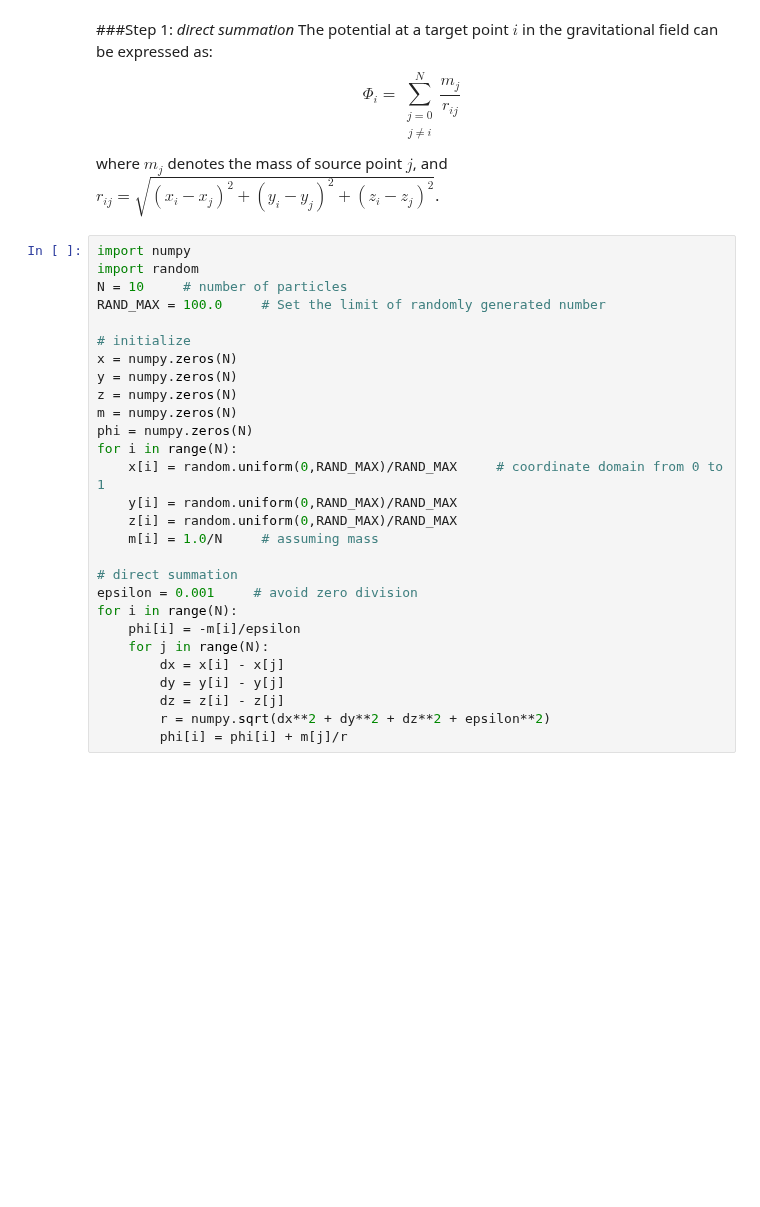
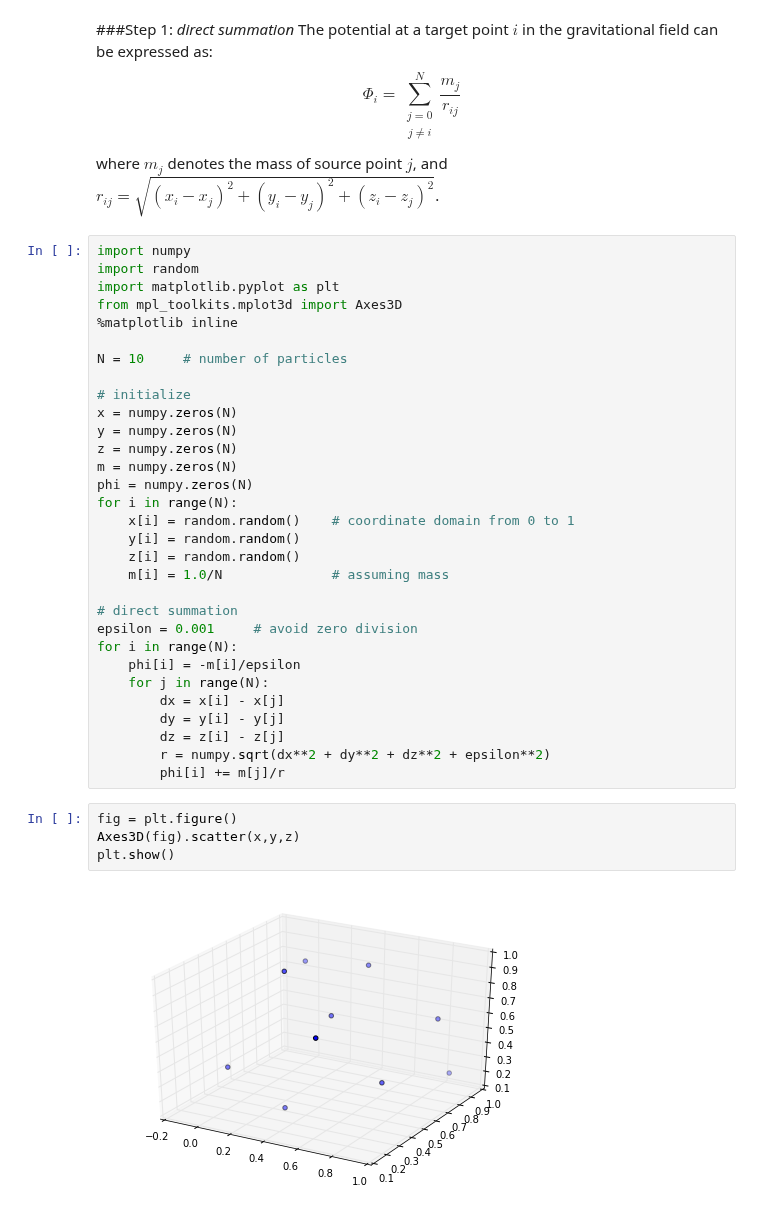
Before and after one commit to barbagroup/FMM_tutorial, a Jupyter notebook: 01_direct_summation.ipynb, the cells around one changed output. Saved outputs shown, nothing was run; the diff lists cells and outputs as text; blank space fills up the shorter version.

Commit message:
add figure to step 1, and rename the reference variable in step 4

```diff
--- a/01_direct_summation.ipynb
+++ b/01_direct_summation.ipynb
@@ -10,8 +10,11 @@ where $m_j$ denotes the mass of source point $j$, and $r_{ij} = \sqrt{(x_i-x_j)^
 # %%
 import numpy
 import random
+import matplotlib.pyplot as plt
+from mpl_toolkits.mplot3d import Axes3D
+%matplotlib inline
+
 N = 10     # number of particles
-RAND_MAX = 100.0     # Set the limit of randomly generated number
 
 # initialize
 x = numpy.zeros(N)
@@ -20,10 +23,10 @@ z = numpy.zeros(N)
 m = numpy.zeros(N)
 phi = numpy.zeros(N)
 for i in range(N):
-    x[i] = random.uniform(0,RAND_MAX)/RAND_MAX     # coordinate domain from 0 to 1
-    y[i] = random.uniform(0,RAND_MAX)/RAND_MAX
-    z[i] = random.uniform(0,RAND_MAX)/RAND_MAX
-    m[i] = 1.0/N     # assuming mass
+    x[i] = random.random()    # coordinate domain from 0 to 1
+    y[i] = random.random()
+    z[i] = random.random()
+    m[i] = 1.0/N              # assuming mass
 
 # direct summation
 epsilon = 0.001     # avoid zero division
@@ -34,4 +37,10 @@ for i in range(N):
         dy = y[i] - y[j]
         dz = z[i] - z[j]
         r = numpy.sqrt(dx**2 + dy**2 + dz**2 + epsilon**2)
-        phi[i] = phi[i] + m[j]/r
+        phi[i] += m[j]/r
+# %%
+fig = plt.figure()
+Axes3D(fig).scatter(x,y,z)
+plt.show()
+# %% [output]
+[figure, added]
```
Also changed, not shown: 1 other file.
